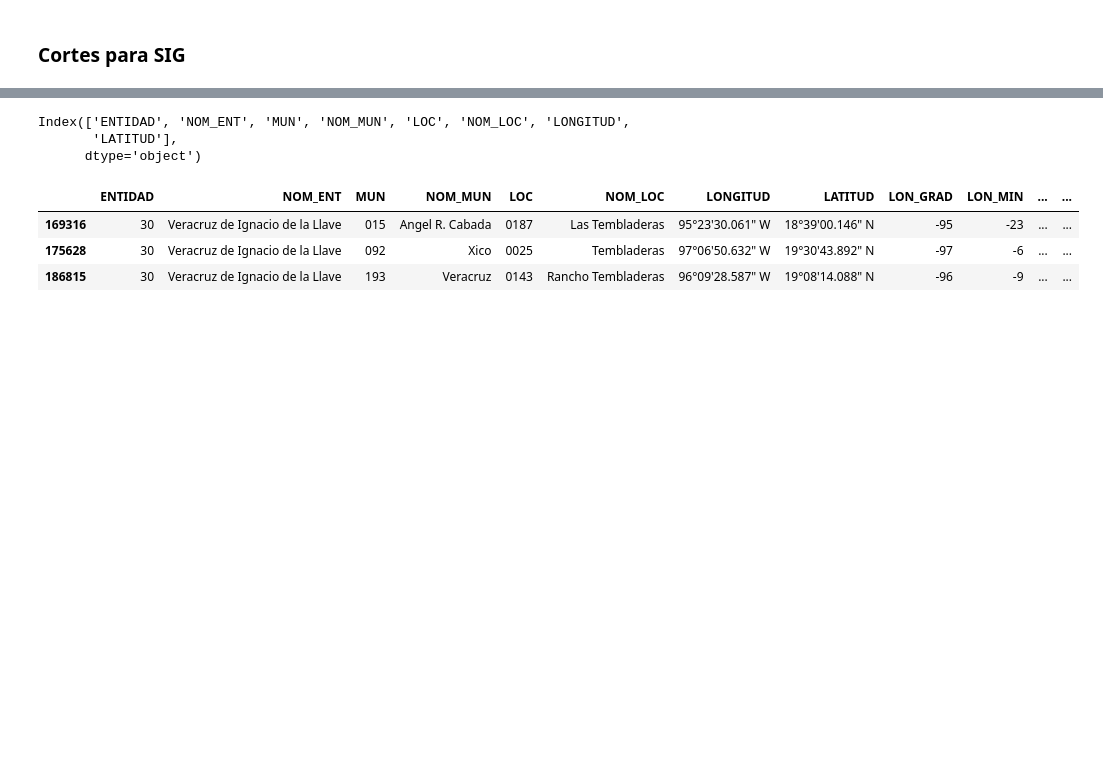
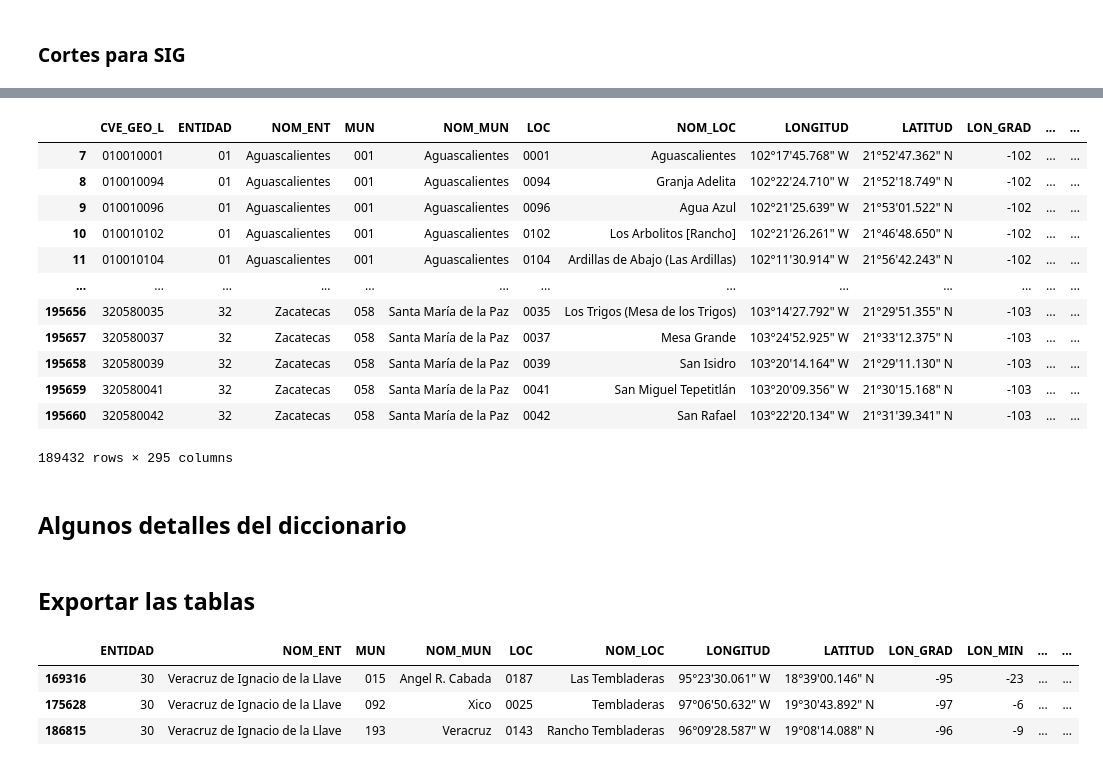
Before and after one commit to lorgid1/Censo_2020, a Jupyter notebook: censo_2020.ipynb, the cells around one changed output, grey strips where cells are left out. Drawn from its saved outputs; the diff is of its cells as text; code cells hidden in the pictures; blank space fills up the shorter version.

Commit message:
Defined GIS tables
Se definieron las tablas que se van a exportar para su uso en SIG.

```diff
--- a/censo_2020.ipynb
+++ b/censo_2020.ipynb
@@ -781,6 +807,0 @@ Son muchas las maneras en que se puede dividir, esta es solo una propuesa basada
-# %%
-raw_censo_2020.columns[0:8]
-# %% [output]
-Index(['ENTIDAD', 'NOM_ENT', 'MUN', 'NOM_MUN', 'LOC', 'NOM_LOC', 'LONGITUD',
-       'LATITUD'],
-      dtype='object')
@@ -791,3 +808,51 @@ iter_nacional_l1V = iter_nacional[iter_nacional.CVE_SLNVT == '9998']
+# %%
+
+columnas_tablas_loc = {
+    '2020_iter_localidades' : list(raw_censo_2020.columns[0:6]) + ['LON_DEC', 'LAT_DEC'],
+                                                                            # Desde ENTIDAD a NOM_LOC
+                                                                            # + LON_DEC y LAT_DEC
+    '2020_iter_id_geo_loc' : list(raw_censo_2020.columns[6:17]),            # Desde LONGITUD hasta ALTITUD
+    '2020_iter_poblacion_loc' : list(raw_censo_2020.columns[17:64]),        # Desde POBTOT hasta POB65_MAS
+    '2020_iter_estructura_pob_loc' : list(raw_censo_2020.columns[64:118]),  # Desde P_0A4 hasta P_85YMAS_M
+    '2020_iter_fecundiad_loc' :  list(raw_censo_2020.columns[118:119]),     # Solo PROM_HNV
+    '2020_iter_migracion_loc' : list(raw_censo_2020.columns[119:131]),      # Desde PNACENT hasta PRESOE15_M
+    '2020_iter_etnicidad_loc' : list(raw_censo_2020.columns[131:147]),      # Desde P3YM_HLI hasta POB_AFRO_M
+    '2020_iter_discapacidad_loc' : list(raw_censo_2020.columns[147:163]),   # Desde PCON_DISC hasta PSIND_LIM
+    '2020_iter_educacion_loc' : list(raw_censo_2020.columns[163:205]),      # Desde P3A5_NOA hasta GRAPROES_M
+    '2020_iter_economia_loc' : list(raw_censo_2020.columns[205:217]),       # Desde PEA hasta PDESOCUP_M
+    '2020_iter_salud_loc' : list(raw_censo_2020.columns[217:227]),          # Desde PSINDER hasta PAFIL_OTRAI
+    '2020_iter_conyugal_loc' : list(raw_censo_2020.columns[227:230]),       # Desde P12YM_SOLT hasta P12YM_SEPA
+    '2020_iter_religion_loc' : list(raw_censo_2020.columns[230:234]),       # Desde PCATOLICA hasta PSIN_RELIG
+    '2020_iter_hogares_loc' : list(raw_censo_2020.columns[234:240]),        # Desde TOTHOG hasta PHOGJEF_M
+    '2020_iter_vivienda_loc' : list(raw_censo_2020.columns[240:] )          # Desde VIVTOT hasta TAMLOC
+}
+# %%
+tablas_localidad = {}
+
+tablas_localidad['2020_iter_censo_loc'] = iter_localidad
+
+for nombre_tabla, lista_columnas in columnas_tablas_loc.items():
+    columnas_tabla = ['CVE_GEO_L'] + lista_columnas
+
+    tablas_localidad[nombre_tabla] =  iter_localidad.loc[:, columnas_tabla]
+# %%
+tablas_localidad['2020_iter_censo_loc']
+# %% [output]
+|  | CVE_GEO_L | ENTIDAD | NOM_ENT | MUN | NOM_MUN | LOC | NOM_LOC | LONGITUD | LATITUD | LON_GRAD | ... | ... |
+| 7 | 010010001 | 01 | Aguascalientes | 001 | Aguascalientes | 0001 | Aguascalientes | 102°17'45.768" W | 21°52'47.362" N | -102 | ... | ... |
+| 8 | 010010094 | 01 | Aguascalientes | 001 | Aguascalientes | 0094 | Granja Adelita | 102°22'24.710" W | 21°52'18.749" N | -102 | ... | ... |
+| 9 | 010010096 | 01 | Aguascalientes | 001 | Aguascalientes | 0096 | Agua Azul | 102°21'25.639" W | 21°53'01.522" N | -102 | ... | ... |
+| 10 | 010010102 | 01 | Aguascalientes | 001 | Aguascalientes | 0102 | Los Arbolitos [Rancho] | 102°21'26.261" W | 21°46'48.650" N | -102 | ... | ... |
+| 11 | 010010104 | 01 | Aguascalientes | 001 | Aguascalientes | 0104 | Ardillas de Abajo (Las Ardillas) | 102°11'30.914" W | 21°56'42.243" N | -102 | ... | ... |
+| ... | ... | ... | ... | ... | ... | ... | ... | ... | ... | ... | ... | ... |
+| 195656 | 320580035 | 32 | Zacatecas | 058 | Santa María de la Paz | 0035 | Los Trigos (Mesa de los Trigos) | 103°14'27.792" W | 21°29'51.355" N | -103 | ... | ... |
+| 195657 | 320580037 | 32 | Zacatecas | 058 | Santa María de la Paz | 0037 | Mesa Grande | 103°24'52.925" W | 21°33'12.375" N | -103 | ... | ... |
+| 195658 | 320580039 | 32 | Zacatecas | 058 | Santa María de la Paz | 0039 | San Isidro | 103°20'14.164" W | 21°29'11.130" N | -103 | ... | ... |
+| 195659 | 320580041 | 32 | Zacatecas | 058 | Santa María de la Paz | 0041 | San Miguel Tepetitlán | 103°20'09.356" W | 21°30'15.168" N | -103 | ... | ... |
+| 195660 | 320580042 | 32 | Zacatecas | 058 | Santa María de la Paz | 0042 | San Rafael | 103°22'20.134" W | 21°31'39.341" N | -103 | ... | ... |
+189432 rows × 295 columns
+# %% [markdown]
+## Algunos detalles del diccionario
 # %%
 num_CVE_SLNVT = diccionario.NUM.max() + 1
 indicador_CVE_SLNVT = 'Clave de Suma de localidades segun numero de vivienda y total'
@@ -802,6 +867,8 @@ descripcion_CVE_SLNVT = 'Suma de las localidades de una (9998) y dos viviendas (
 nomcol__CVE_SLNVT= 'Des_SLNVT'
 rangos_CVE_SLNVT = 'Alfanumérico'
 longitud_CVE_SLNVT  = 50
+# %% [markdown]
+## Exportar las tablas
 # %%
 entidad = '30'
 #municipio = '193'
```
Also changed, not shown: parts of 13 cells of this notebook.
